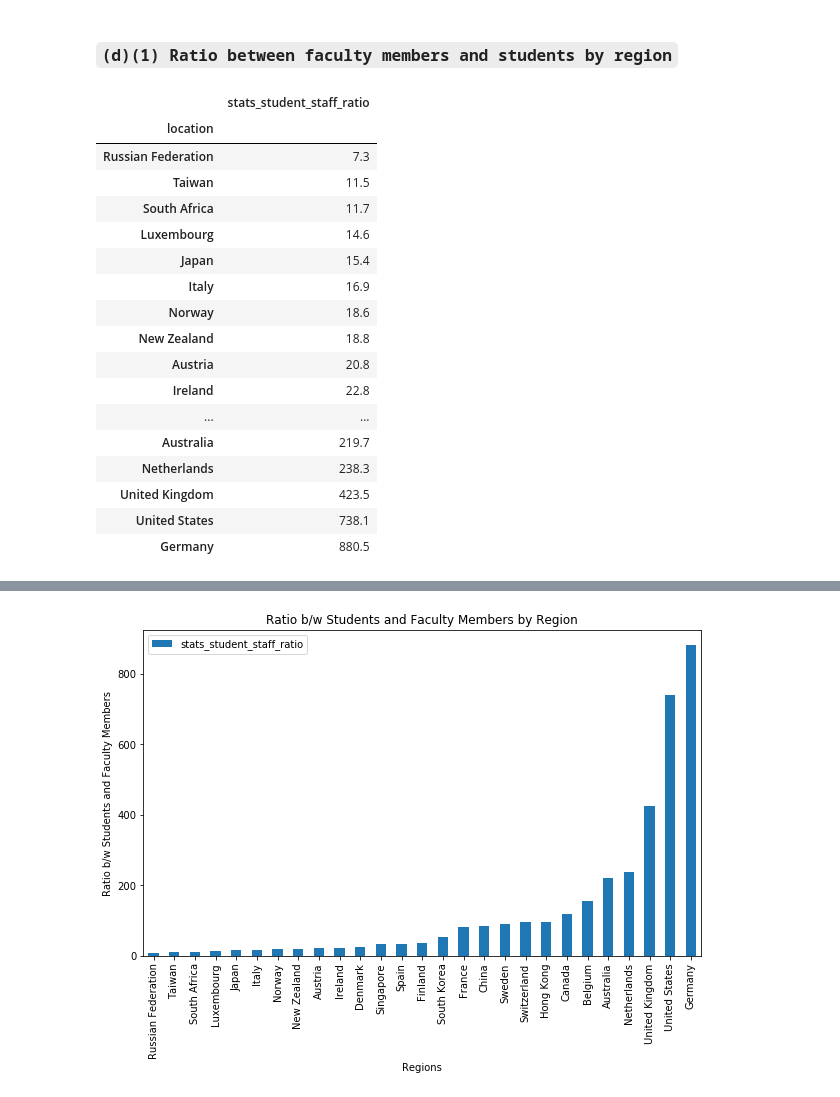
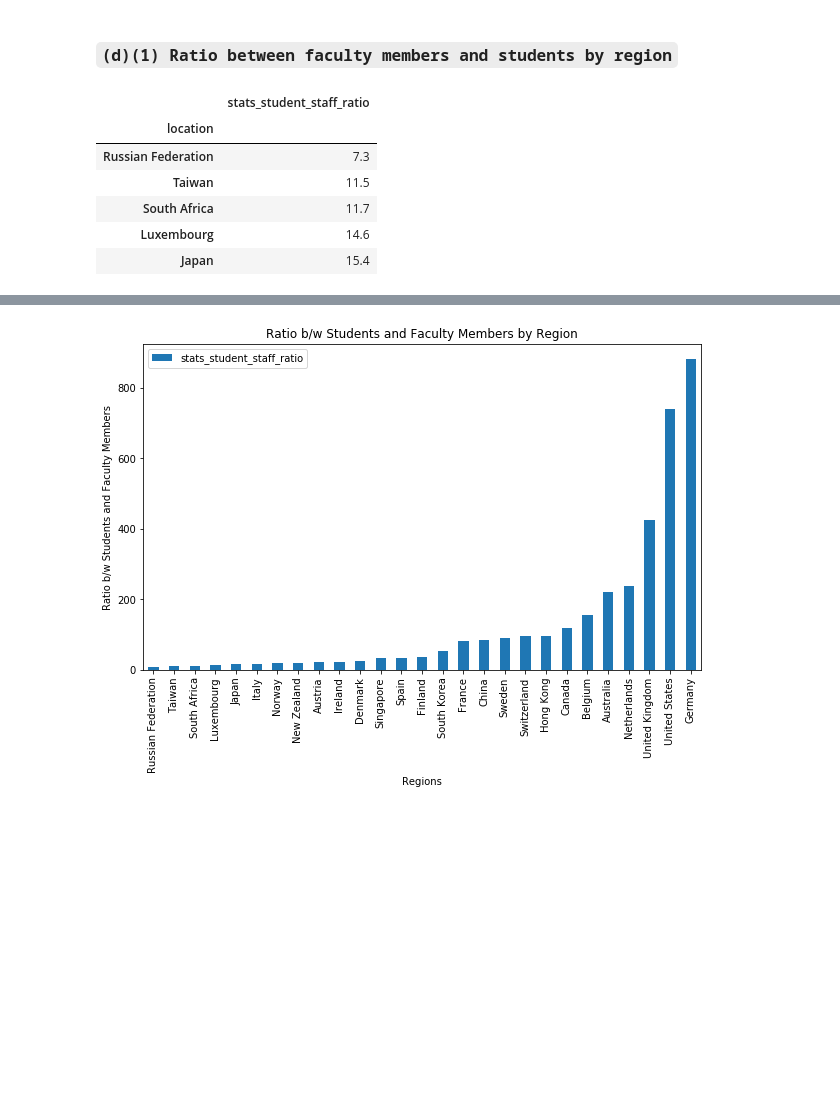
Before and after one commit to oabouzaid/Applied-Data-Analysis, a Jupyter notebook: homework2/solutions_final.ipynb, the cells around one changed output, grey strips where cells are left out. Cells and saved outputs as stored; diff of their text form; code cells hidden in the pictures; blank space fills up the shorter version.

```diff
--- a/homework2/solutions_final.ipynb
+++ b/homework2/solutions_final.ipynb
@@ -389,28 +397,17 @@ plt.show()
 # %%
 df_staff = df_times_higher.copy()
 df_staff = df_staff.groupby('continent').sum()
 df_staff['stats_student_staff_ratio'] = df_staff['stats_number_students'].divide(df_staff['staff'])
 df_staff = df_inter.sort_values(['stats_student_staff_ratio'])
-df_staff[['stats_student_staff_ratio']].round(3)
+df_staff[['stats_student_staff_ratio']].round(3).head()
 # %% [output]
 |  | stats_student_staff_ratio |
 | location |  |
 | Russian Federation | 7.3 |
 | Taiwan | 11.5 |
 | South Africa | 11.7 |
 | Luxembourg | 14.6 |
 | Japan | 15.4 |
-| Italy | 16.9 |
-| Norway | 18.6 |
-| New Zealand | 18.8 |
-| Austria | 20.8 |
-| Ireland | 22.8 |
-| ... | ... |
-| Australia | 219.7 |
-| Netherlands | 238.3 |
-| United Kingdom | 423.5 |
-| United States | 738.1 |
-| Germany | 880.5 |
 # %%
 df_plot = df_staff.copy()
 df_plot[['stats_number_students','staff']]\
```
Also changed, not shown: parts of 50 cells of this notebook.
